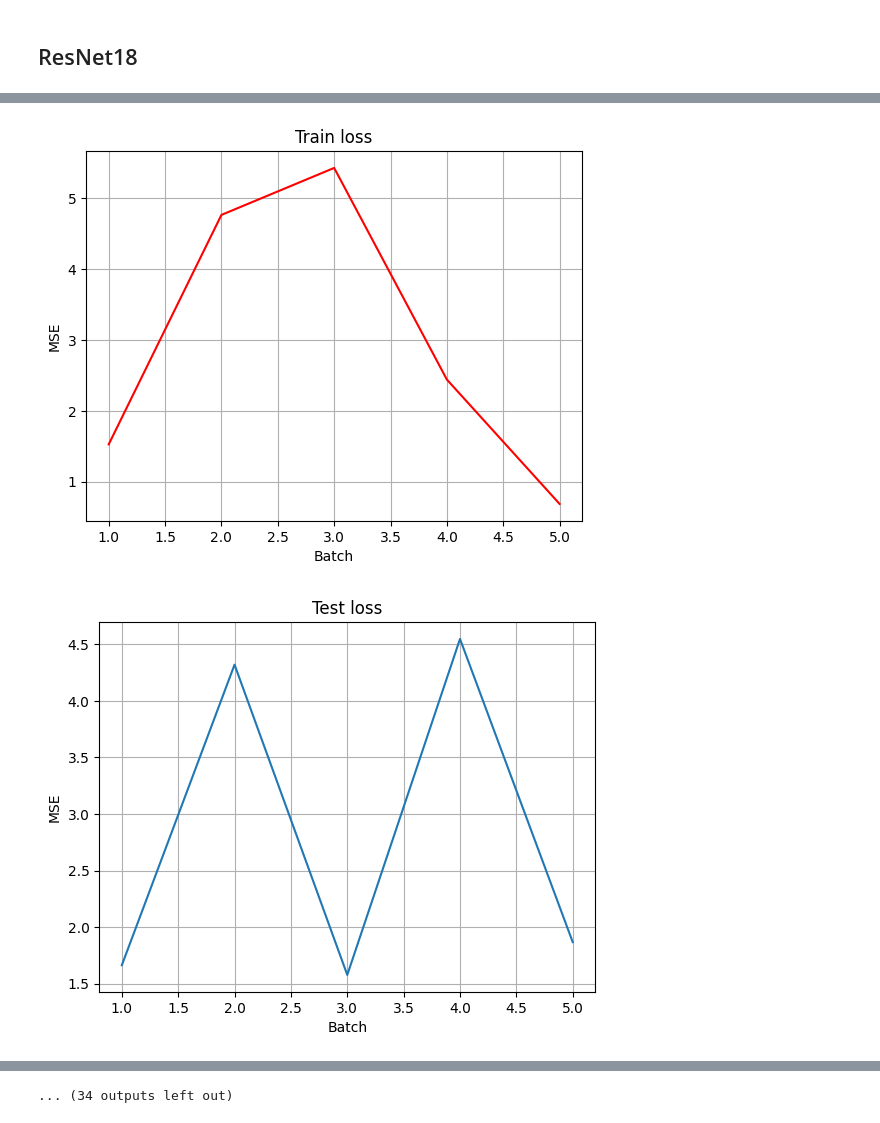
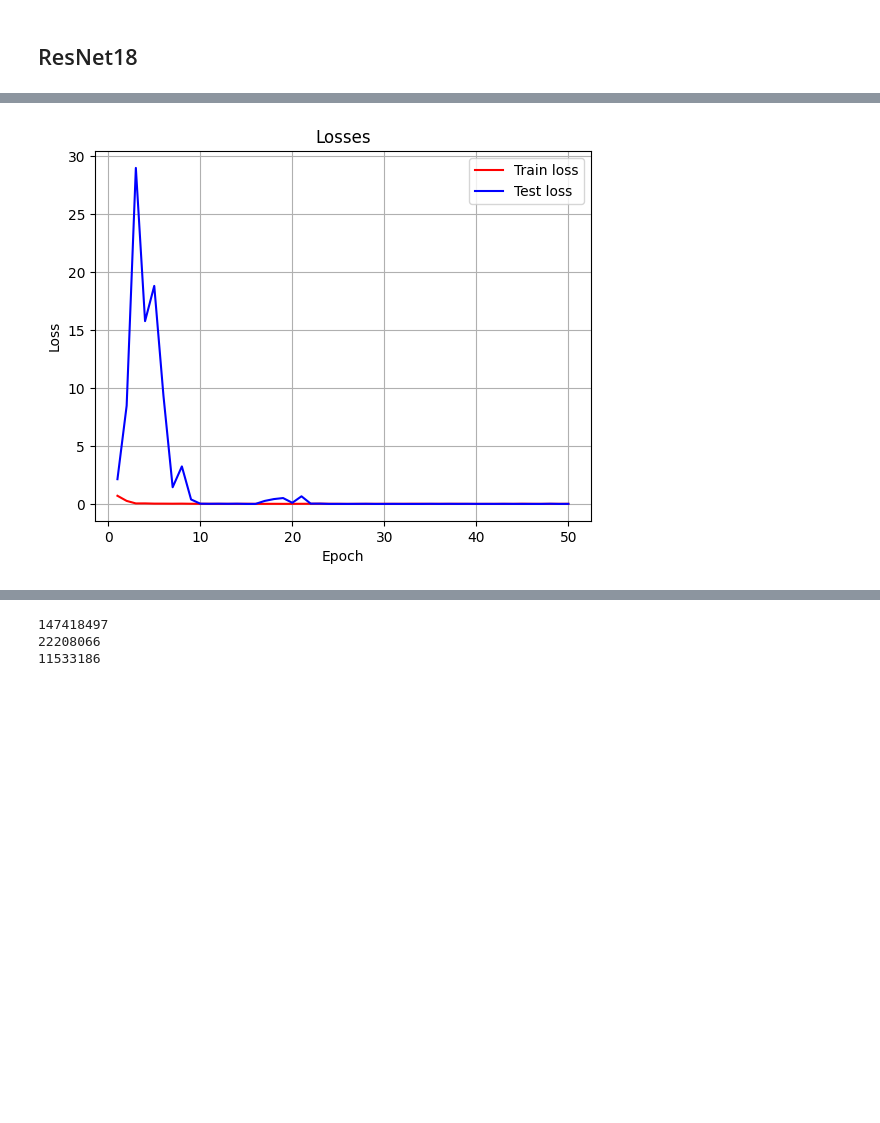
Before and after one commit to zibestr/Competition, a Jupyter notebook: model.ipynb, the cells around one changed output, grey strips where cells are left out. Saved outputs shown, nothing was run; the diff lists cells and outputs as text; code cells hidden in the pictures; blank space fills up the shorter version.

```diff
--- a/model.ipynb
+++ b/model.ipynb
@@ -156,8 +167,9 @@ tensor(-0.3171, device='mps:0') tensor(-0.0662, device='mps:0')
 # %%
-dataloader = torch.utils.data.DataLoader(dataset, batch_size=4, shuffle=True, pin_memory=True)
+train_dataloader = torch.utils.data.DataLoader(train_dataset, batch_size=4, shuffle=True, pin_memory=True)
+test_dataloader = torch.utils.data.DataLoader(test_dataset, batch_size=4, shuffle=True, pin_memory=True)
 
 # test batches
-for i, (image, x, y) in enumerate(dataloader):
+for i, (image, x, y) in enumerate(train_dataloader):
     print(f"Batch num: {i}, input: {image.shape}, {x.shape}, {y.shape}, devices: {image.device}, {x.device}, {y.device}", end="\n\n")
 # %% [output]
 Batch num: 0, input: torch.Size([4, 3, 400, 400]), torch.Size([4]), torch.Size([4]), devices: mps:0, mps:0, mps:0
@@ -174,9 +184,9 @@ Batch num: 4, input: torch.Size([4, 3, 400, 400]), torch.Size([4]), torch.Size([
 # %% [markdown]
 ## Loss
 # %%
-loss = nn.MSELoss()
+loss = nn.HuberLoss()
 lr = 1e-3
-epochs = 15
+epochs = 50
 # %% [markdown]
 ## Train, Test loops
 # %%
@@ -235,11 +250,7 @@ from networks import AlexNet
 alexnet = AlexNet().to(device)
 optimizer = torch.optim.Adam(alexnet.parameters(), lr=lr)
 
-for epoch in range(epochs):
-    print(f"Epoch {epoch + 1}\n-------------------------------")
-    train_loop(dataloader, alexnet, loss, optimizer)
-    test_loop(dataloader, alexnet, loss)
-print("Done!")
+main_loop(train_dataloader, test_dataloader, alexnet, optimizer, loss, epochs)
 # %% [output]
 Epoch 1
 -------------------------------
@@ -292,11 +281,7 @@ from networks import ResNet34
 resnet34 = ResNet34().to(device)
 optimizer = torch.optim.Adam(resnet34.parameters(), lr=lr)
 
-for epoch in range(epochs):
-    print(f"Epoch {epoch + 1}\n-------------------------------")
-    train_loop(dataloader, resnet34, loss, optimizer)
-    test_loop(dataloader, resnet34, loss)
-print("Done!")
+main_loop(train_dataloader, test_dataloader, resnet34, optimizer, loss, epochs)
 # %% [output]
 Epoch 1
 -------------------------------
@@ -350,11 +310,7 @@ from networks import ResNet18
 resnet18 = ResNet18().to(device)
 optimizer = torch.optim.Adam(resnet18.parameters(), lr=lr)
 
-for epoch in range(epochs):
-    print(f"Epoch {epoch + 1}\n-------------------------------")
-    train_loop(dataloader, resnet18, loss, optimizer)
-    test_loop(dataloader, resnet18, loss)
-print("Done!")
+main_loop(train_dataloader, test_dataloader, resnet18, optimizer, loss, epochs)
 # %% [output]
 Epoch 1
 -------------------------------
@@ -366,2 +332 @@ loss: 0.687830  [5/5]
-[figure, old version]
+[figure, new version]
-[figure, removed]
@@ -401 +333,10 @@ loss: 0.623664  [5/5]
-... (34 outputs left out)
+# %%
+def count_parameters(model):
+    return sum(p.numel() for p in model.parameters() if p.requires_grad)
+
+
+print(count_parameters(alexnet), count_parameters(resnet34), count_parameters(resnet18), sep="\n")
+# %% [output]
+147418497
+22208066
+11533186
```
Also changed, not shown: parts of 6 cells of this notebook.
